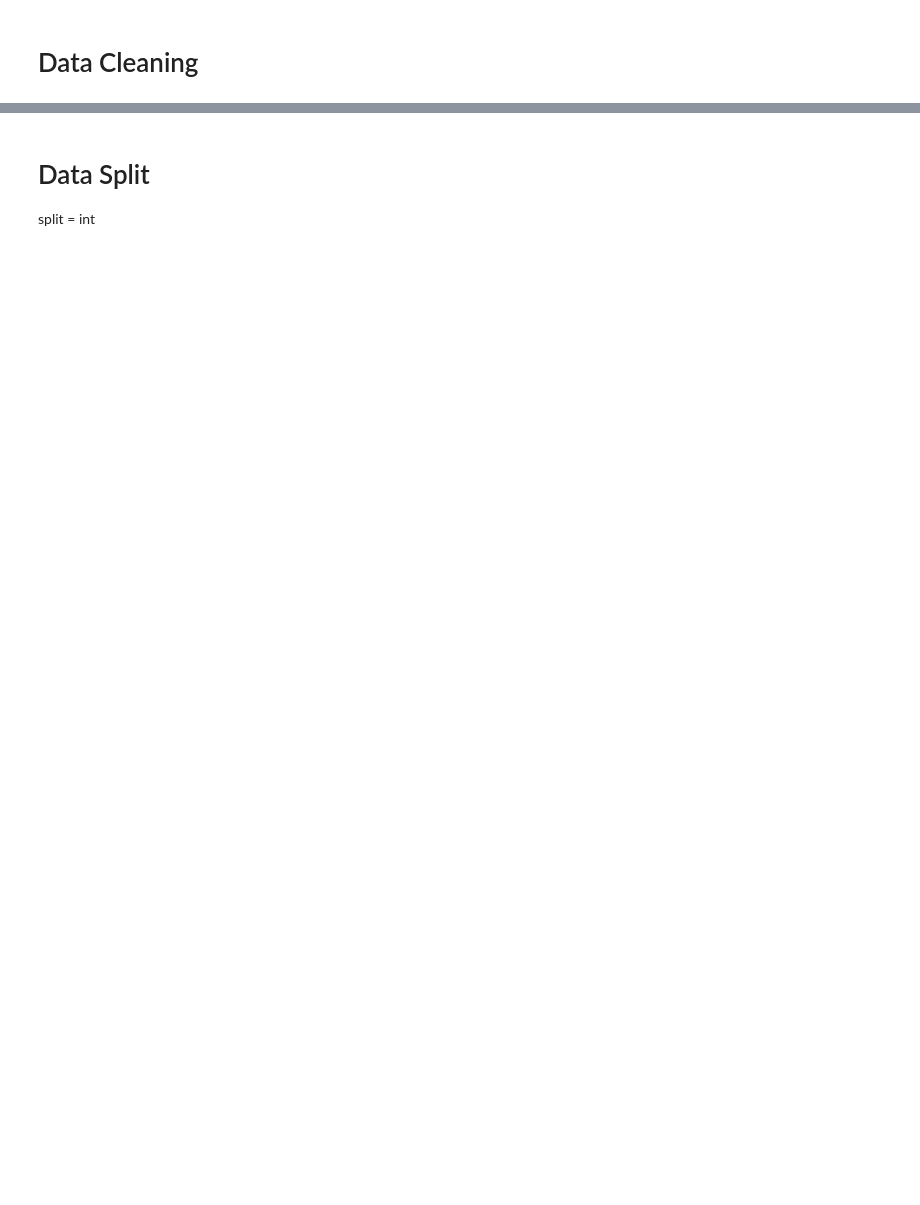
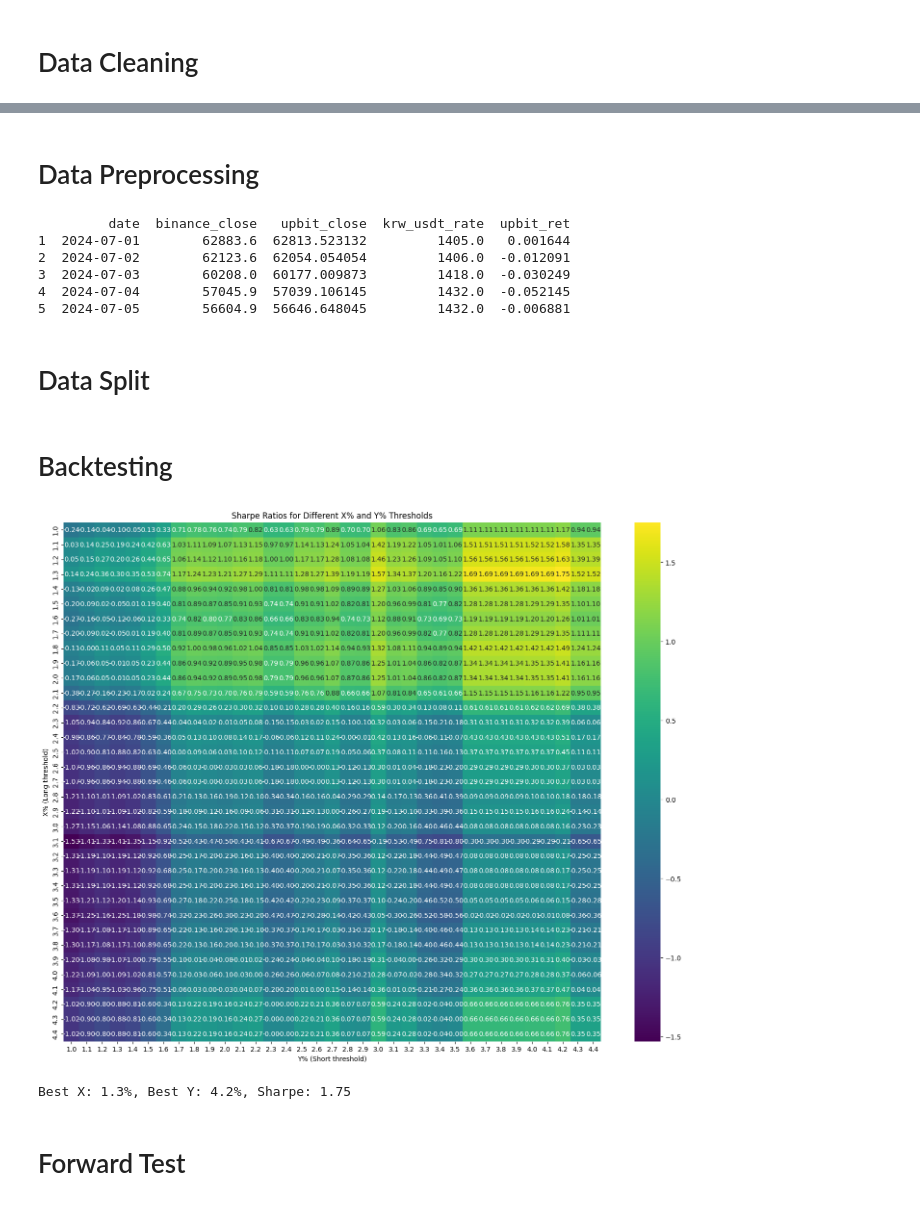
Before and after one commit to Khdeng/Kimchi-Momentum-Strategy-Backtesting, a Jupyter notebook: Test.ipynb, the cells around one changed output, grey strips where cells are left out. Drawn from its saved outputs; the diff is of its cells as text; code cells hidden in the pictures; blank space fills up the shorter version.

```diff
--- a/Test.ipynb
+++ b/Test.ipynb
@@ -76,3 +125,71 @@ len(up_df), len(bi_df)
+# %% [markdown]
+# Data Preprocessing
+# %%
+merged_df["upbit_close"] = merged_df["upbit_close"] / merged_df["krw_usdt_rate"]
+merged_df["upbit_ret"] = merged_df["upbit_close"].pct_change().shift(1)
+merged_df = merged_df.dropna()
+
+print(merged_df.head())
+# %% [output]
+         date  binance_close   upbit_close  krw_usdt_rate  upbit_ret
+1  2024-07-01        62883.6  62813.523132         1405.0   0.001644
+2  2024-07-02        62123.6  62054.054054         1406.0  -0.012091
+3  2024-07-03        60208.0  60177.009873         1418.0  -0.030249
+4  2024-07-04        57045.9  57039.106145         1432.0  -0.052145
+5  2024-07-05        56604.9  56646.648045         1432.0  -0.006881
 # %% [markdown]
 # Data Split
-split = int
+# %%
+split_date = int(len(merged_df) * 0.5)
+back_df = merged_df.iloc[:split_date]
+forward_df = merged_df.iloc[split_date:]
+# print(back_df["date"].max())
+# print(forward_df["date"].min())
+# %% [markdown]
+# Backtesting
+# %%
+def run_backtest(df, x_pct, y_pct):
+    signal = pd.Series(0, index=df.index)
+    signal[df["upbit_ret"] >= x_pct/100] = 1
+    signal[df["upbit_ret"] <= -y_pct/100] = -1
+
+    binance_returns = df["binance_close"].pct_change().shift(-1)
+
+    returns = signal * binance_returns
+    return returns.dropna()
+
+
+x_range = np.arange(1, 4.5, 0.1)
+y_range = np.arange(1, 4.5, 0.1)
+
+sharpe_ratios = np.zeros((len(x_range), len(y_range)))
+
+
+for i, x in enumerate(x_range):
+    for j, y in enumerate(y_range):
+        backtest_returns = run_backtest(back_df, x, y)
+        sharpe_ratios[i, j] = backtest_returns.mean() / backtest_returns.std() * np.sqrt(365)  # Annualized Sharpe
+
+
+import matplotlib.pyplot as plt
+import seaborn as sns
+
+plt.figure(figsize=(18, 14))
+sns.heatmap(sharpe_ratios, xticklabels=np.round(y_range,2), yticklabels=np.round(x_range,2), fmt=".2f", cmap="viridis", annot=True)
+plt.xlabel("Y% (Short threshold)")
+plt.ylabel("X% (Long threshold)")
+plt.title("Sharpe Ratios for Different X% and Y% Thresholds")
+plt.show()
+# %% [output]
+[figure, added]
+# %%
+# Best X & Y Combination
+
+best_idx = np.unravel_index(sharpe_ratios.argmax(), sharpe_ratios.shape) # turn the flat index back to 2D index
+best_x = x_range[best_idx[0]]
+best_y = y_range[best_idx[1]]
+print(f"Best X: {best_x:.1f}%, Best Y: {best_y:.1f}%, Sharpe: {sharpe_ratios[best_idx]:.2f}")
+# %% [output]
+Best X: 1.3%, Best Y: 4.2%, Sharpe: 1.75
+# %% [markdown]
+# Forward Test
```
Also changed, not shown: parts of 5 cells of this notebook.
